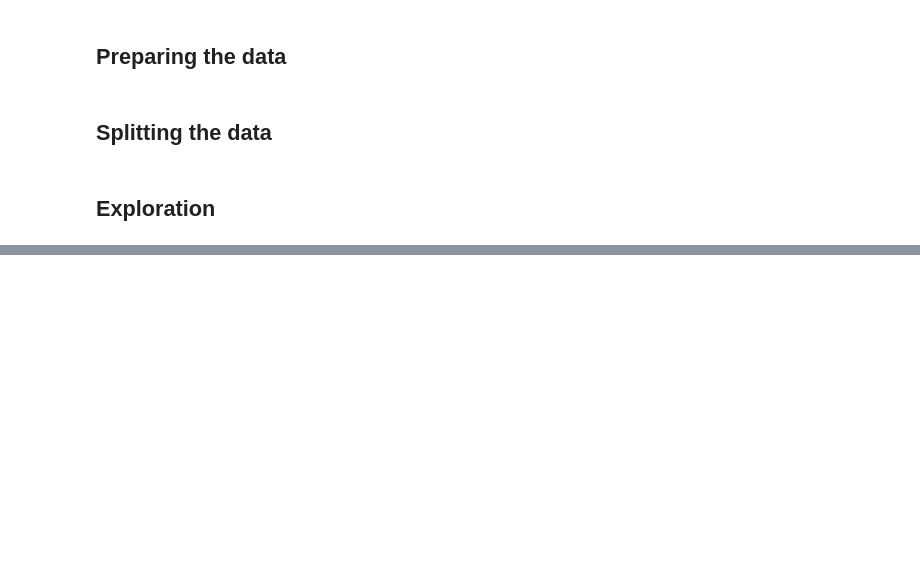
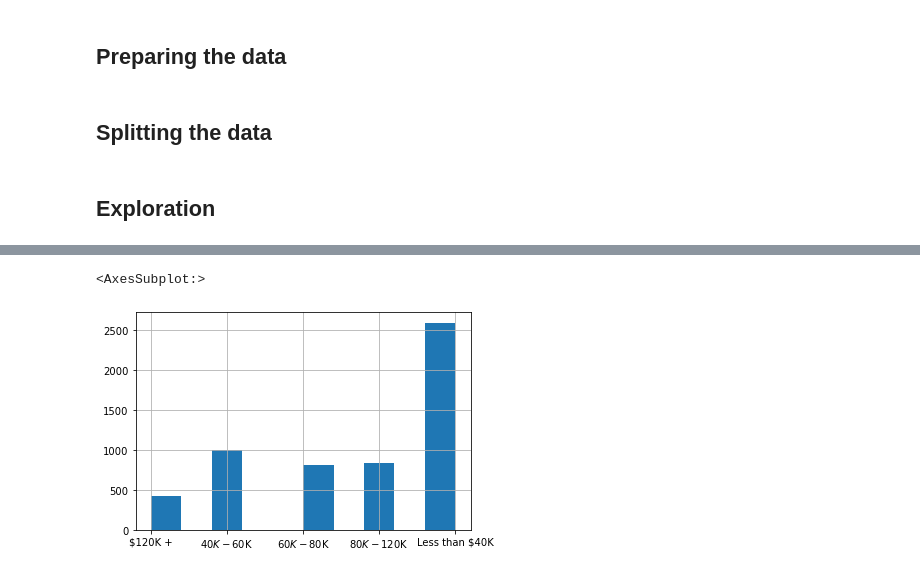
Before and after one commit to Sam-keeler/personal-project-credit-churn, a Jupyter notebook: credit-churn.ipynb, the cells around one changed output, grey strips where cells are left out. Saved outputs shown, nothing was run; the diff lists cells and outputs as text; code cells hidden in the pictures; blank space fills up the shorter version.

```diff
--- a/credit-churn.ipynb
+++ b/credit-churn.ipynb
@@ -32,0 +106,7 @@ train, validate, test = split(credit)
+# %%
+# Income distribution
+
+train.sort_values('income').income.hist()
+# %% [output]
+<AxesSubplot:>
+[figure, added]
```
Also changed, not shown: parts of 37 cells of this notebook, 2 other files.
